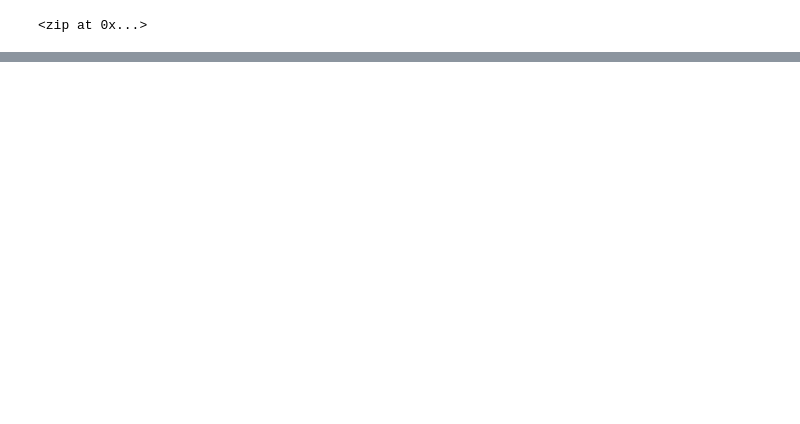
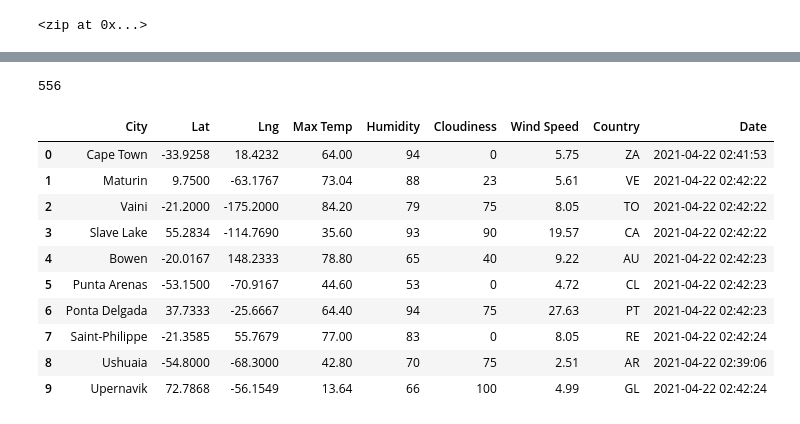
Before and after one commit to rewalkley/World_Weather_Analysis, a Jupyter notebook: WeatherPy.ipynb, the cells around one changed output, grey strips where cells are left out. Saved outputs shown, nothing was run; the diff lists cells and outputs as text; code cells hidden in the pictures; blank space fills up the shorter version.

Commit message:
Adding CSV and WeatherPy.

```diff
--- a/WeatherPy.ipynb
+++ b/WeatherPy.ipynb
@@ -0,0 +4,3 @@
+# %%
+url = "http://api.openweathermap.org/data/2.5/weather?units=Imperial&APPID=" + weather_api_key
+print(url)
@@ -32,0 +122,20 @@ len(cities)
+# %%
+len(city_data)
+# %% [output]
+556
+# %%
+# Convert the array of dictionaries to a Pandas DataFrame.
+city_data_df = pd.DataFrame(city_data)
+city_data_df.head(10)
+# %% [output]
+|  | City | Lat | Lng | Max Temp | Humidity | Cloudiness | Wind Speed | Country | Date |
+| 0 | Cape Town | -33.9258 | 18.4232 | 64.00 | 94 | 0 | 5.75 | ZA | 2021-04-22 02:41:53 |
+| 1 | Maturin | 9.7500 | -63.1767 | 73.04 | 88 | 23 | 5.61 | VE | 2021-04-22 02:42:22 |
+| 2 | Vaini | -21.2000 | -175.2000 | 84.20 | 79 | 75 | 8.05 | TO | 2021-04-22 02:42:22 |
+| 3 | Slave Lake | 55.2834 | -114.7690 | 35.60 | 93 | 90 | 19.57 | CA | 2021-04-22 02:42:22 |
+| 4 | Bowen | -20.0167 | 148.2333 | 78.80 | 65 | 40 | 9.22 | AU | 2021-04-22 02:42:23 |
+| 5 | Punta Arenas | -53.1500 | -70.9167 | 44.60 | 53 | 0 | 4.72 | CL | 2021-04-22 02:42:23 |
+| 6 | Ponta Delgada | 37.7333 | -25.6667 | 64.40 | 94 | 75 | 27.63 | PT | 2021-04-22 02:42:23 |
+| 7 | Saint-Philippe | -21.3585 | 55.7679 | 77.00 | 83 | 0 | 8.05 | RE | 2021-04-22 02:42:24 |
+| 8 | Ushuaia | -54.8000 | -68.3000 | 42.80 | 70 | 75 | 2.51 | AR | 2021-04-22 02:39:06 |
+| 9 | Upernavik | 72.7868 | -56.1549 | 13.64 | 66 | 100 | 4.99 | GL | 2021-04-22 02:42:24 |
```
Also changed, not shown: parts of 7 cells of this notebook, 3 other files.
